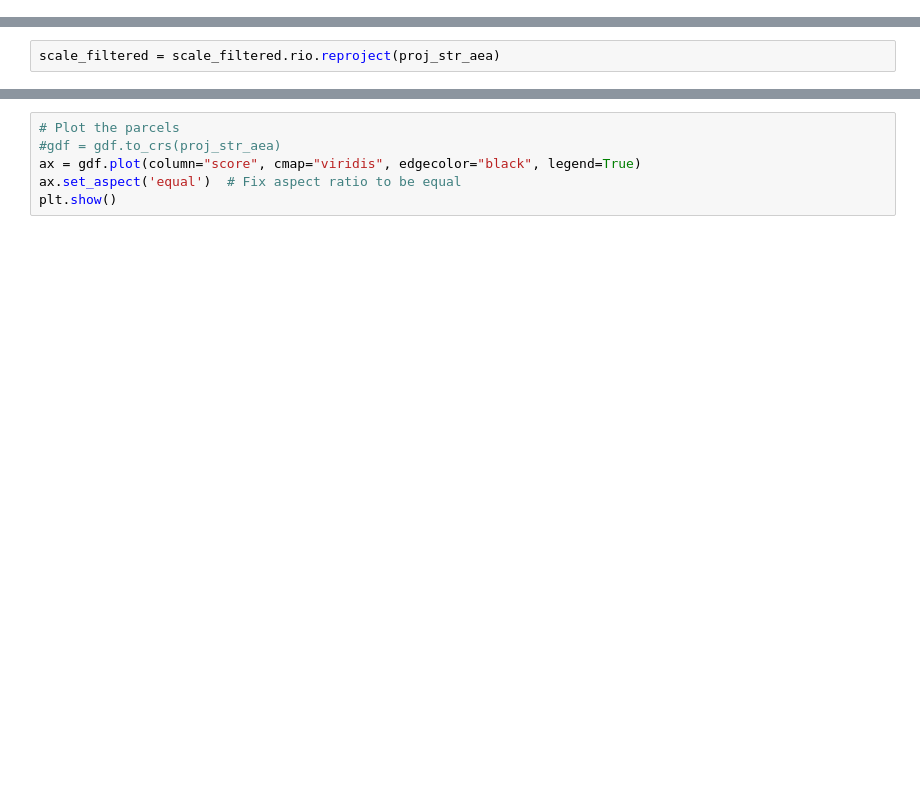
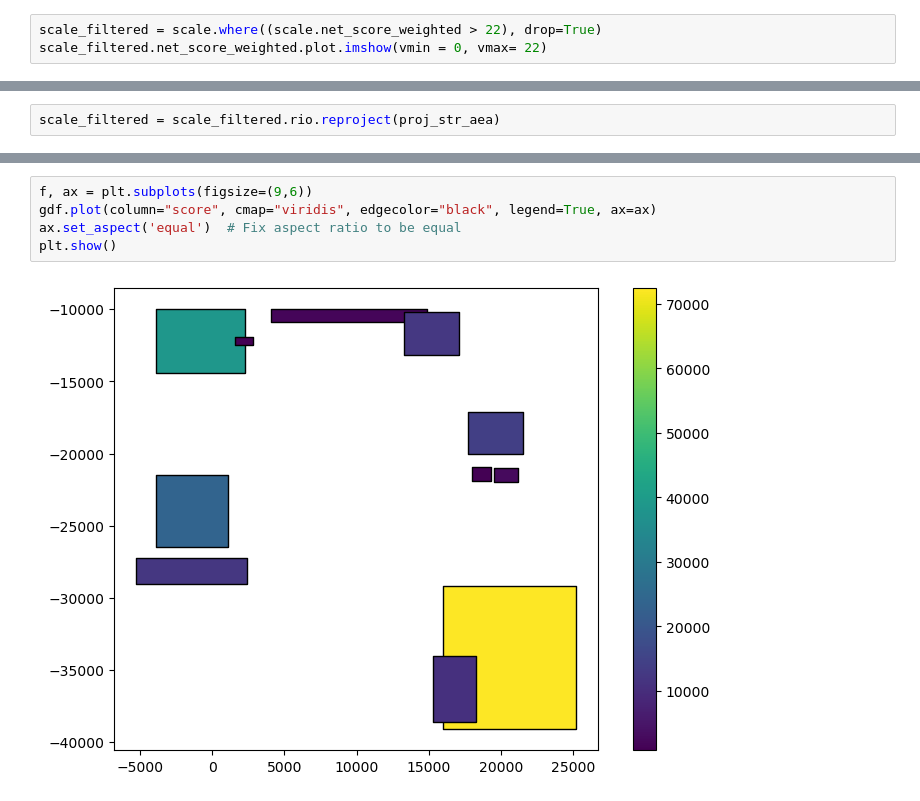
Before and after one commit to UW-GDA/Solar-Energy-Feasibility, a Jupyter notebook: final_v2_au.ipynb, the cells around one changed output, grey strips where cells are left out. Saved outputs shown, nothing was run; the diff lists cells and outputs as text; blank space fills up the shorter version.

```diff
--- a/final_v2_au.ipynb
+++ b/final_v2_au.ipynb
@@ -559,0 +556,3 @@ scale["net_score_weighted"].plot()
+# %%
+scale_filtered = scale.where((scale.net_score_weighted > 22), drop=True)
+scale_filtered.net_score_weighted.plot.imshow(vmin = 0, vmax= 22)
@@ -732,6 +734,7 @@ print(gdf.head())
 # %%
-# Plot the parcels
-#gdf = gdf.to_crs(proj_str_aea)
-ax = gdf.plot(column="score", cmap="viridis", edgecolor="black", legend=True)
+f, ax = plt.subplots(figsize=(9,6))
+gdf.plot(column="score", cmap="viridis", edgecolor="black", legend=True, ax=ax)
 ax.set_aspect('equal')  # Fix aspect ratio to be equal
 plt.show()
+# %% [output]
+[figure, added]
```
Also changed, not shown: parts of 27 cells of this notebook.
